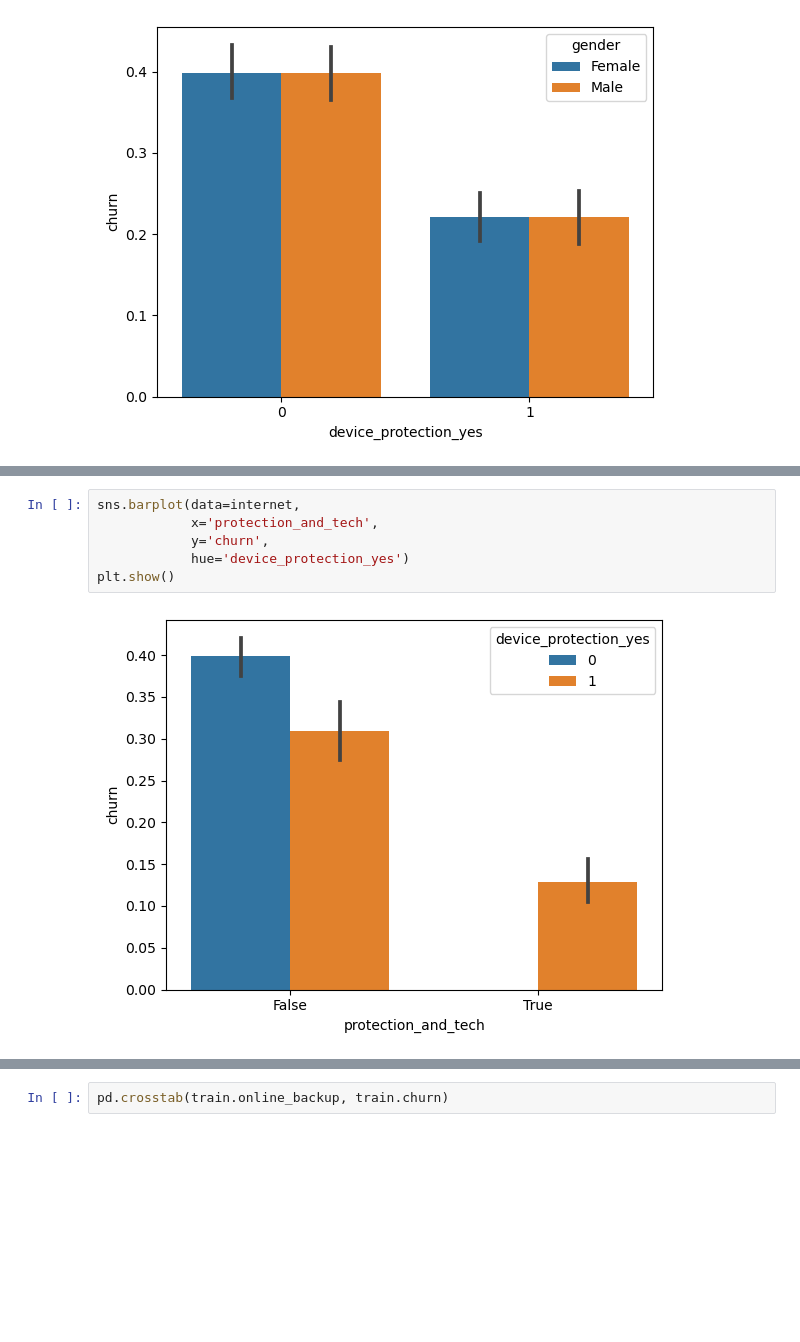
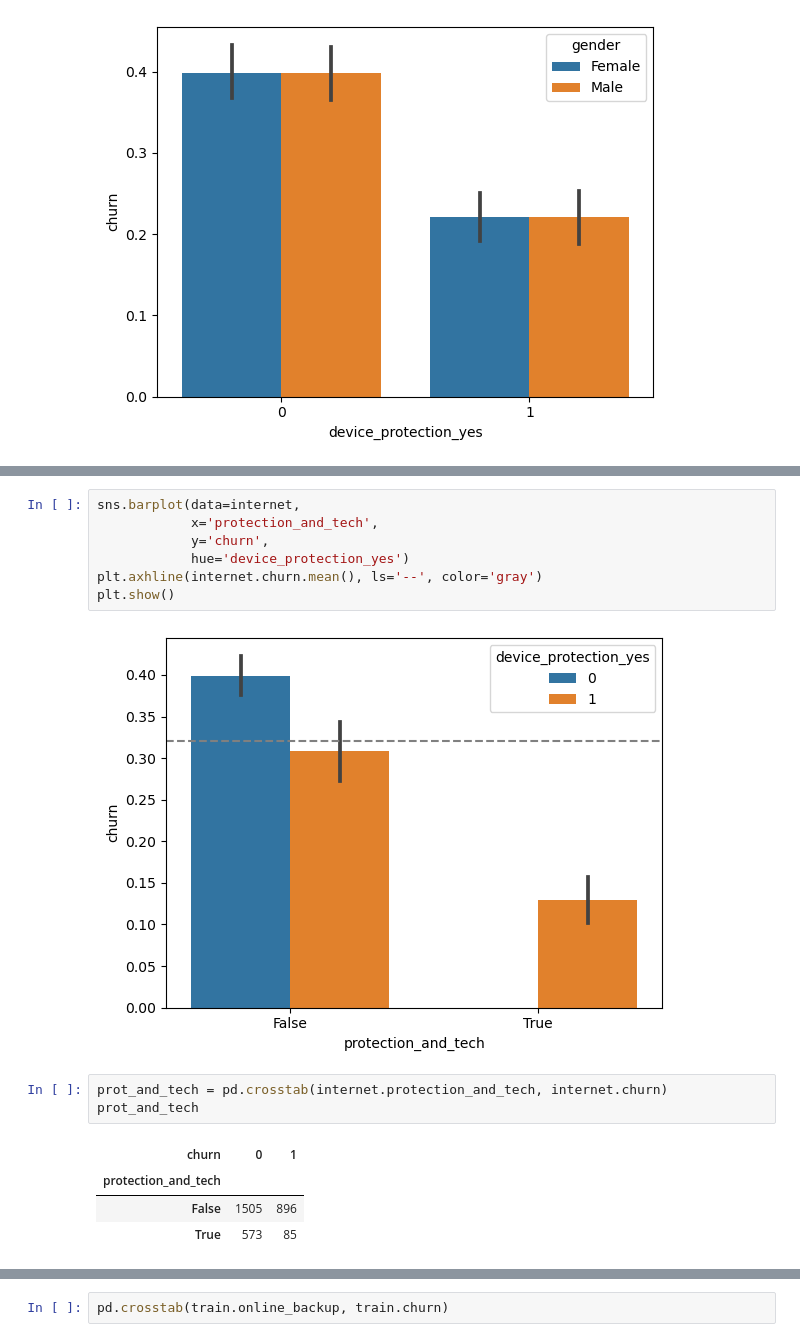
Before and after one commit to Adam-Harris87/classification-project, a Jupyter notebook: explore.ipynb, the cells around one changed output, grey strips where cells are left out. Drawn from its saved outputs; the diff is of its cells as text; blank space fills up the shorter version.

```diff
--- a/explore.ipynb
+++ b/explore.ipynb
@@ -576,6 +584,15 @@ sns.barplot(data=internet,
             x='protection_and_tech',
             y='churn',
             hue='device_protection_yes')
+plt.axhline(internet.churn.mean(), ls='--', color='gray')
 plt.show()
 # %% [output]
-[figure, old version]
+[figure, new version]
+# %%
+prot_and_tech = pd.crosstab(internet.protection_and_tech, internet.churn)
+prot_and_tech
+# %% [output]
+| churn | 0 | 1 |
+| protection_and_tech |  |  |
+| False | 1505 | 896 |
+| True | 573 | 85 |
```
Also changed, not shown: parts of 15 cells of this notebook, 4 other files.
